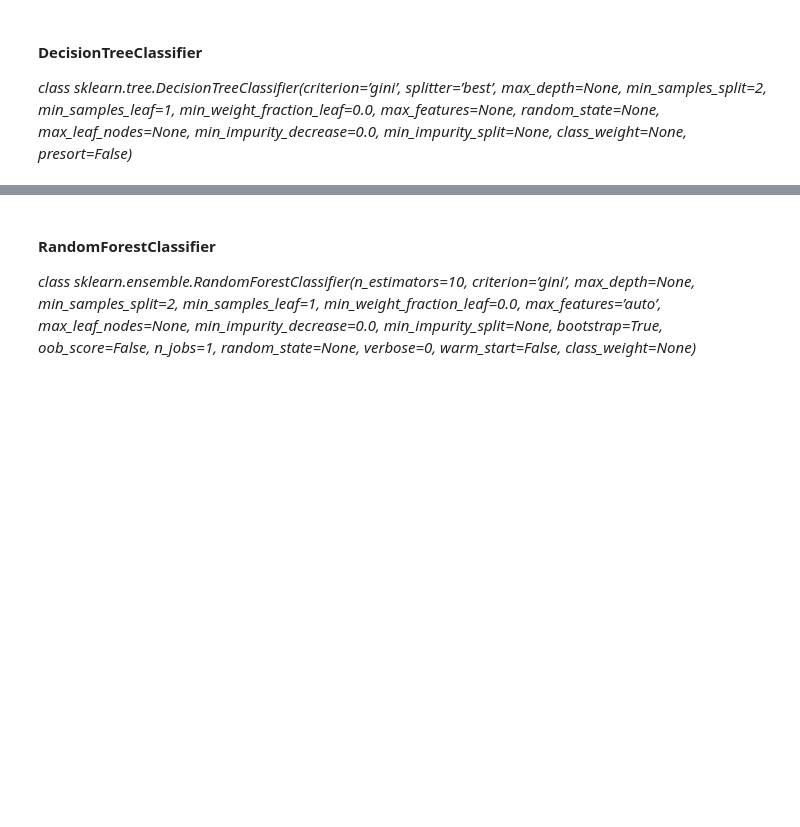
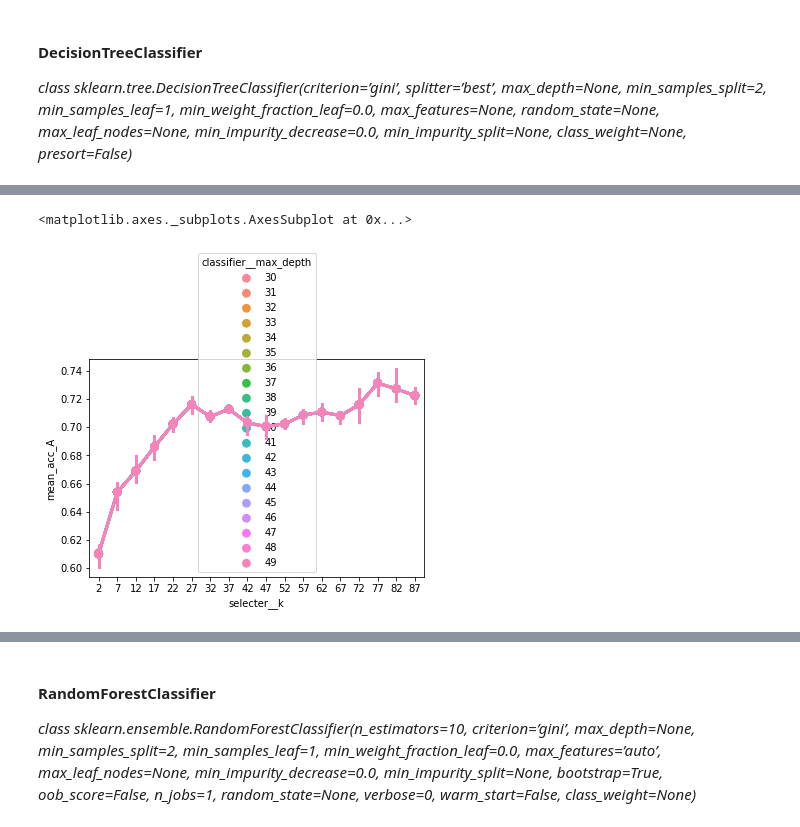
Before and after one commit to laufergall/ML_Speaker_Characteristics, a Jupyter notebook: classification/02_evaluating_classification_WAAT.ipynb, the cells around one changed output, grey strips where cells are left out. Drawn from its saved outputs; the diff is of its cells as text; code cells hidden in the pictures; blank space fills up the shorter version.

```diff
--- a/classification/02_evaluating_classification_WAAT.ipynb
+++ b/classification/02_evaluating_classification_WAAT.ipynb
@@ -721,0 +745,5 @@ tuning, trained = hp_tuner(AX, BX, Ay, By, [get_DecisionTreeClassifier2tune], fe
+# %%
+sns.pointplot(x='selecter__k', y='mean_acc_A',hue='classifier__max_depth', data=sgrid.join(params_df))
+# %% [output]
+<matplotlib.axes._subplots.AxesSubplot at 0x...>
+[figure, added]
```
Also changed, not shown: parts of 8 cells of this notebook, 7 other files.
